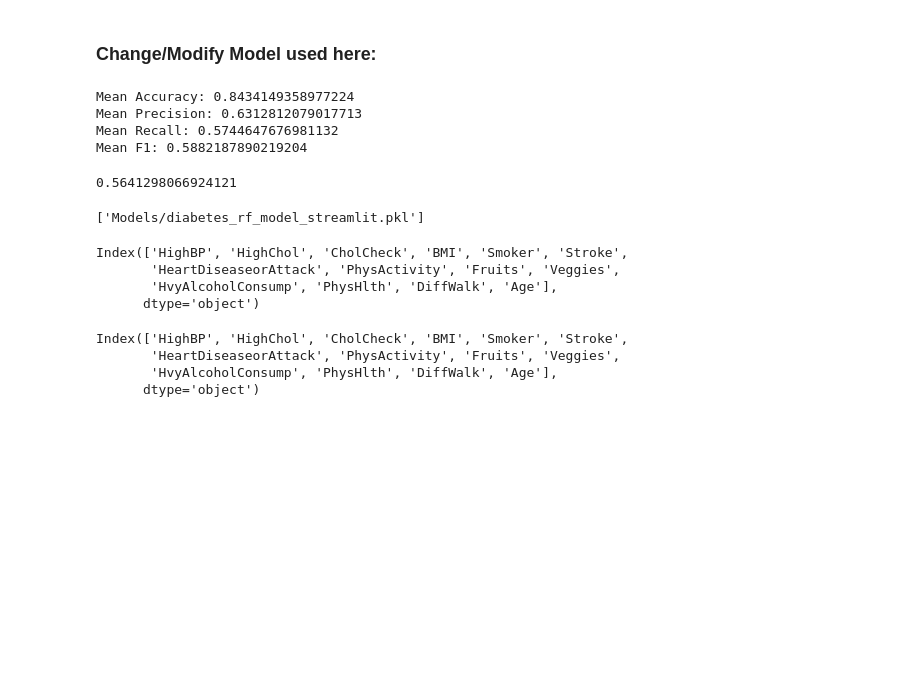
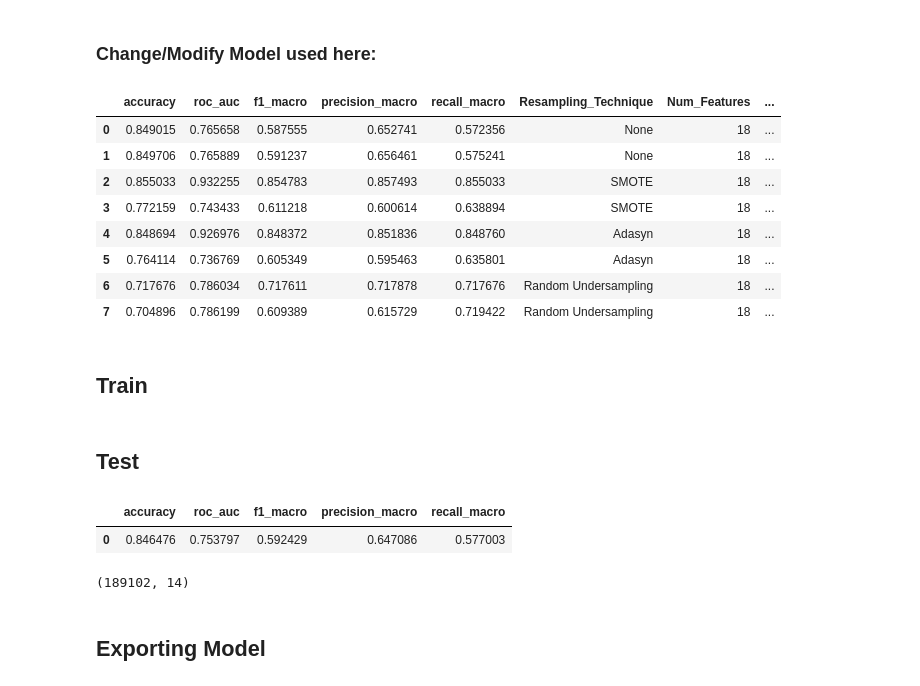
Before and after one commit to rhncatan/Diabetes-Streamlit, a Jupyter notebook: Model_Build.ipynb, the cells around one changed output. Drawn from its saved outputs; the diff is of its cells as text; code cells hidden in the pictures; blank space fills up the shorter version.

Commit message:
used xgb model

```diff
--- a/Model_Build.ipynb
+++ b/Model_Build.ipynb
@@ -33,19 +225,30 @@ model = RandomForestClassifier(random_state=42, n_estimators = 20)
 # %%
-metrics = ['accuracy', 'precision_macro', 'recall_macro', 'f1_macro']
+techniques = [
+    None,
+    "SMOTE",
+    "Adasyn",
+    "Random Undersampling"
+]
 
-results = cross_validate(
-    model, X_train, y_train,
-    cv=skf,
-    scoring=metrics
-)
+
+model_summary = []
+
+for t in techniques:
+    run_model(t)
-# %%
-print("Mean Accuracy:", results['test_accuracy'].mean())
-print("Mean Precision:", results['test_precision_macro'].mean())
-print("Mean Recall:", results['test_recall_macro'].mean())
-print("Mean F1:", results['test_f1_macro'].mean())
-# %% [output]
-Mean Accuracy: 0.8434149358977224
-Mean Precision: 0.6312812079017713
-Mean Recall: 0.5744647676981132
-Mean F1: 0.5882187890219204
+# %%
+pd.DataFrame(model_summary)
+# %% [output]
+|  | accuracy | roc_auc | f1_macro | precision_macro | recall_macro | Resampling_Technique | Num_Features | ... |
+| 0 | 0.849015 | 0.765658 | 0.587555 | 0.652741 | 0.572356 | None | 18 | ... |
+| 1 | 0.849706 | 0.765889 | 0.591237 | 0.656461 | 0.575241 | None | 18 | ... |
+| 2 | 0.855033 | 0.932255 | 0.854783 | 0.857493 | 0.855033 | SMOTE | 18 | ... |
+| 3 | 0.772159 | 0.743433 | 0.611218 | 0.600614 | 0.638894 | SMOTE | 18 | ... |
+| 4 | 0.848694 | 0.926976 | 0.848372 | 0.851836 | 0.848760 | Adasyn | 18 | ... |
+| 5 | 0.764114 | 0.736769 | 0.605349 | 0.595463 | 0.635801 | Adasyn | 18 | ... |
+| 6 | 0.717676 | 0.786034 | 0.717611 | 0.717878 | 0.717676 | Random Undersampling | 18 | ... |
+| 7 | 0.704896 | 0.786199 | 0.609389 | 0.615729 | 0.719422 | Random Undersampling | 18 | ... |
+# %% [markdown]
+## Train
+# %% [markdown]
+## Test
 # %%
@@ -55,22 +259,18 @@ trained_results = cross_validate(model, X_test, y_test, scoring=metrics)
 # %%
-trained_results['test_recall_macro'].mean()
+metrics_summary = {
+    "accuracy": [test_results['test_accuracy'].mean()],
+    "roc_auc": [test_results['test_roc_auc'].mean()],
+    "f1_macro": [test_results['test_f1_macro'].mean()],
+    "precision_macro": [test_results['test_precision_macro'].mean()],
+    "recall_macro": [test_results['test_recall_macro'].mean()]
+}
+pd.DataFrame(metrics_summary)
 # %% [output]
-0.5641298066924121
+|  | accuracy | roc_auc | f1_macro | precision_macro | recall_macro |
+| 0 | 0.846476 | 0.753797 | 0.592429 | 0.647086 | 0.577003 |
-# %%
-joblib.dump(model, "Models/diabetes_rf_model_streamlit.pkl")
-# %% [output]
-['Models/diabetes_rf_model_streamlit.pkl']
-# %%
-X_train.columns
-# %% [output]
-Index(['HighBP', 'HighChol', 'CholCheck', 'BMI', 'Smoker', 'Stroke',
-       'HeartDiseaseorAttack', 'PhysActivity', 'Fruits', 'Veggies',
-       'HvyAlcoholConsump', 'PhysHlth', 'DiffWalk', 'Age'],
-      dtype='object')
-# %%
-X_train.columns
-# %% [output]
-Index(['HighBP', 'HighChol', 'CholCheck', 'BMI', 'Smoker', 'Stroke',
-       'HeartDiseaseorAttack', 'PhysActivity', 'Fruits', 'Veggies',
-       'HvyAlcoholConsump', 'PhysHlth', 'DiffWalk', 'Age'],
-      dtype='object')
+# %%
+X_train.shape
+# %% [output]
+(189102, 14)
+# %% [markdown]
+## Exporting Model
```
Also changed, not shown: parts of 39 cells of this notebook, 6 other files.
